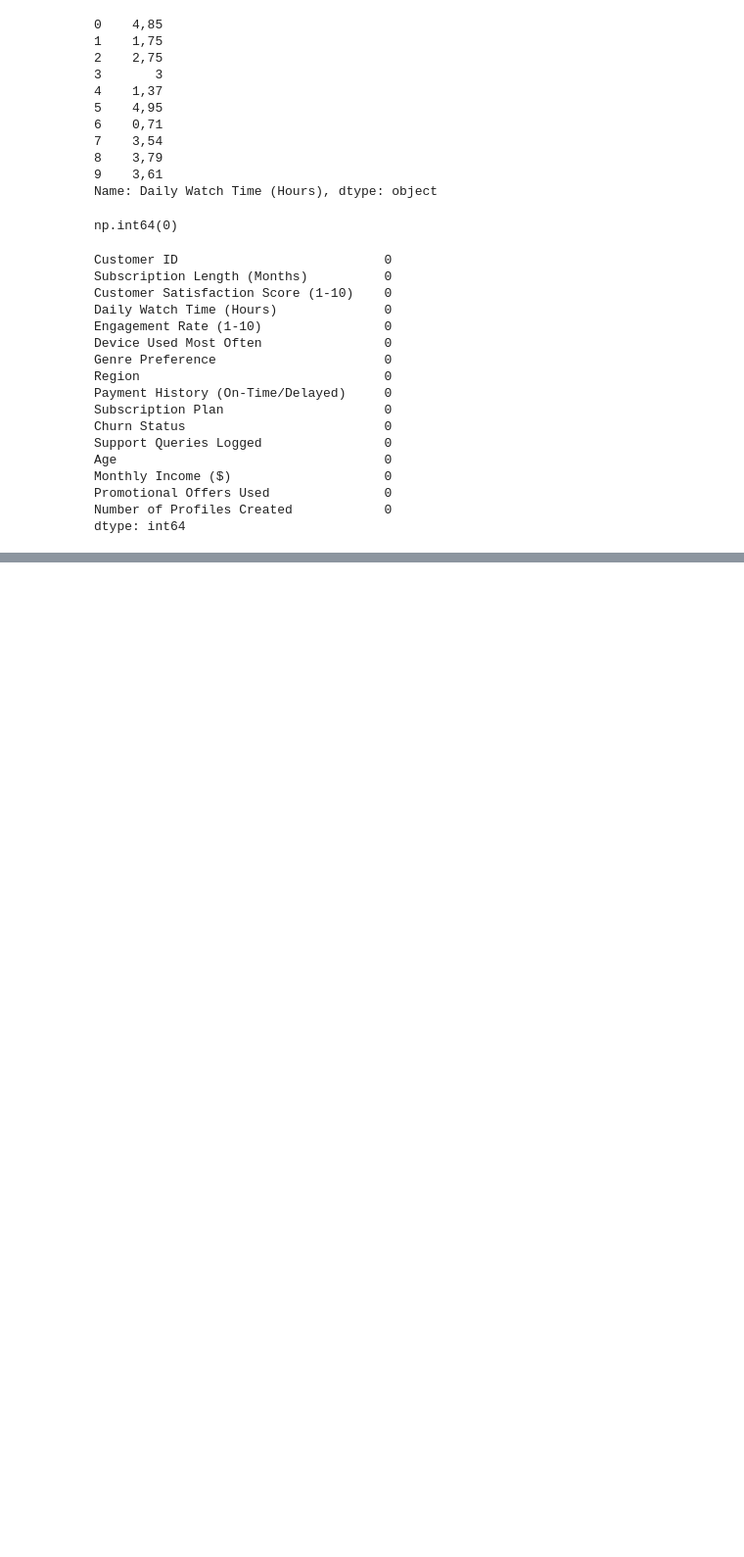
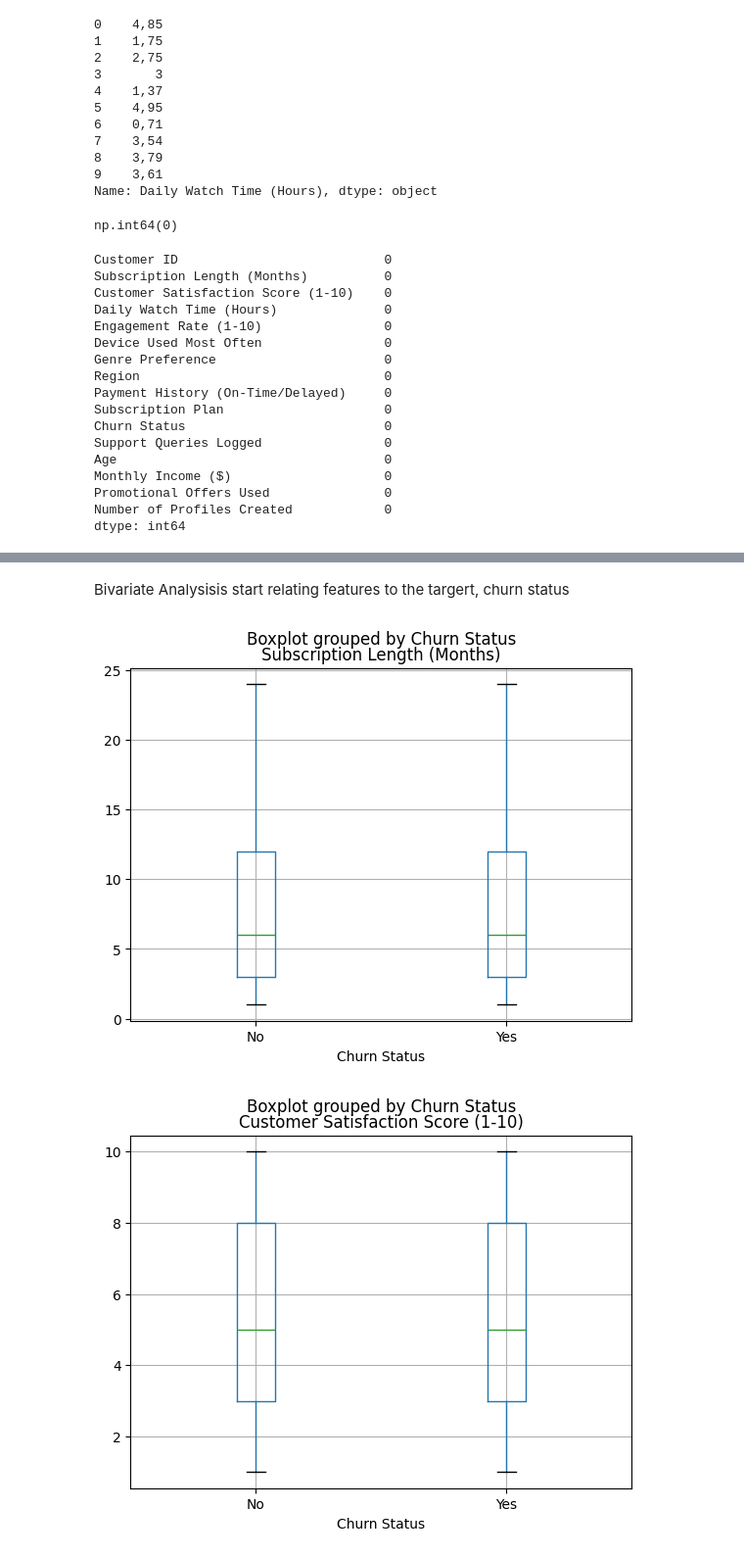
Before and after one commit to aishacmela/Customer_churn, a Jupyter notebook: analysis.ipynb, the cells around one changed output, grey strips where cells are left out. Shown at 98% size. Cells and saved outputs as stored; diff of their text form; code cells hidden in the pictures; blank space fills up the shorter version.

Commit message:
Univariate Analysis, Bivariate analysis, Correlation matrix and Target variable distribution

```diff
--- a/analysis.ipynb
+++ b/analysis.ipynb
@@ -236,0 +272,12 @@ dtype: int64
+# %% [markdown]
+Bivariate Analysisis
+start relating features to the targert, churn status
+# %%
+for col in numeric_cols:
+    df.boxplot(column=col, by='Churn Status')
+    plt.title(col)
+    plt.suptitle('')
+    plt.show()
+# %% [output]
+[figure, added]
+[figure, added]
```
Also changed, not shown: parts of 13 cells of this notebook.
